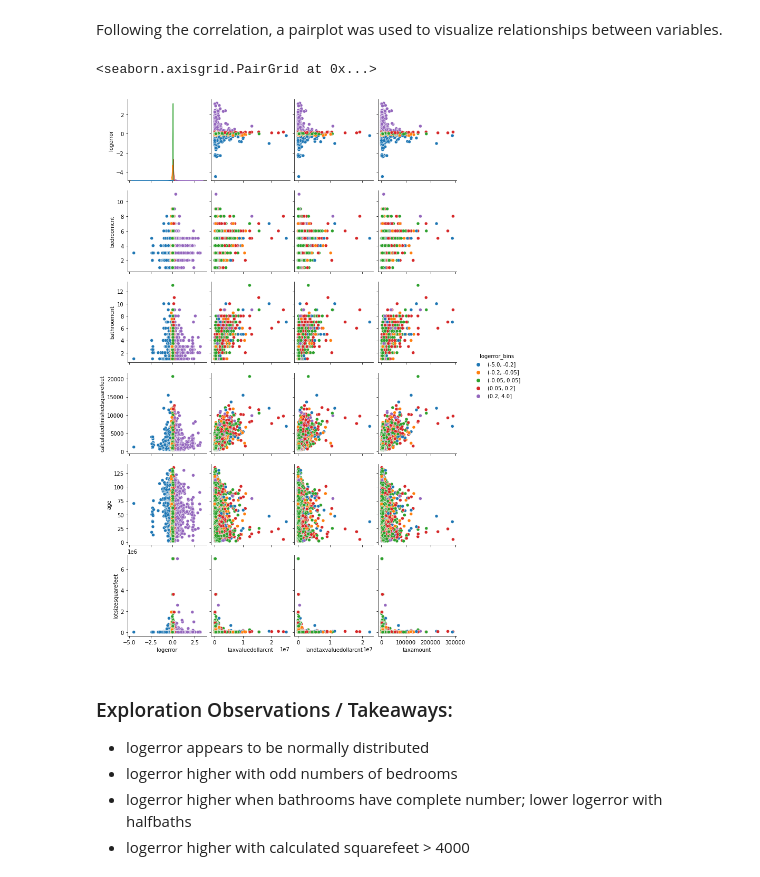
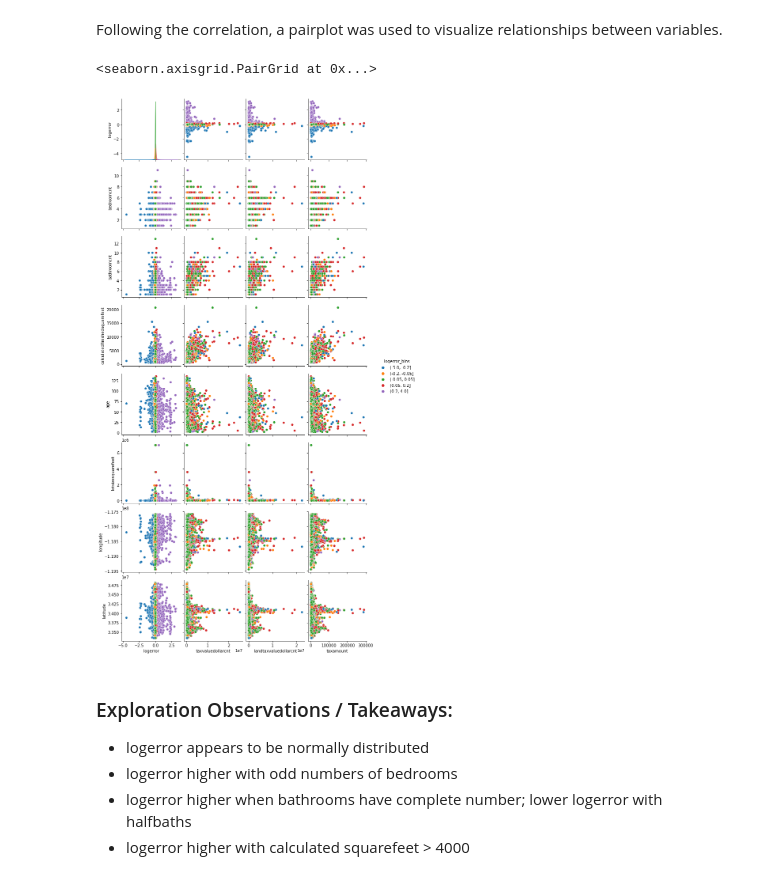
Before and after one commit to rachelrobbinsmayhill/clustering_project, a Jupyter notebook: final_report.ipynb, the cells around one changed output. Cells and saved outputs as stored; diff of their text form; code cells hidden in the pictures.

```diff
--- a/final_report.ipynb
+++ b/final_report.ipynb
@@ -169,10 +170,10 @@ Following the correlation, a pairplot was used to visualize relationships betwee
 # %%
 sns.pairplot(data = train, hue = 'logerror_bins',
              x_vars = ['logerror', 'taxvaluedollarcnt', 'landtaxvaluedollarcnt', 'taxamount'],
-             y_vars = ['logerror', 'bedroomcnt', 'bathroomcnt', 'calculatedfinishedsquarefeet', 'age', 'lotsizesquarefeet'])
+             y_vars = ['logerror', 'bedroomcnt', 'bathroomcnt', 'calculatedfinishedsquarefeet', 'age', 'lotsizesquarefeet', 'longitude', 'latitude'])
 # %% [output]
 <seaborn.axisgrid.PairGrid at 0x...>
-[figure, old version]
+[figure, new version]
 # %% [markdown]
 ### Exploration Observations / Takeaways:
 - logerror appears to be normally distributed
```
Also changed, not shown: parts of 21 cells of this notebook.
